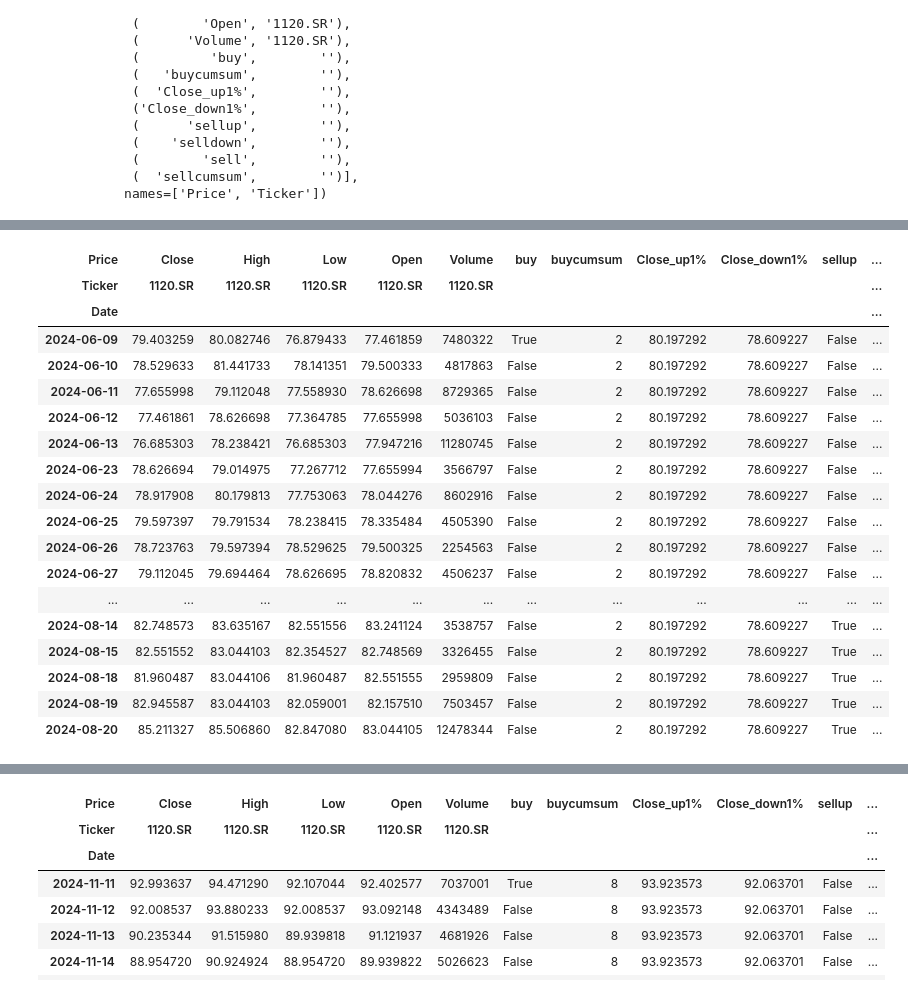
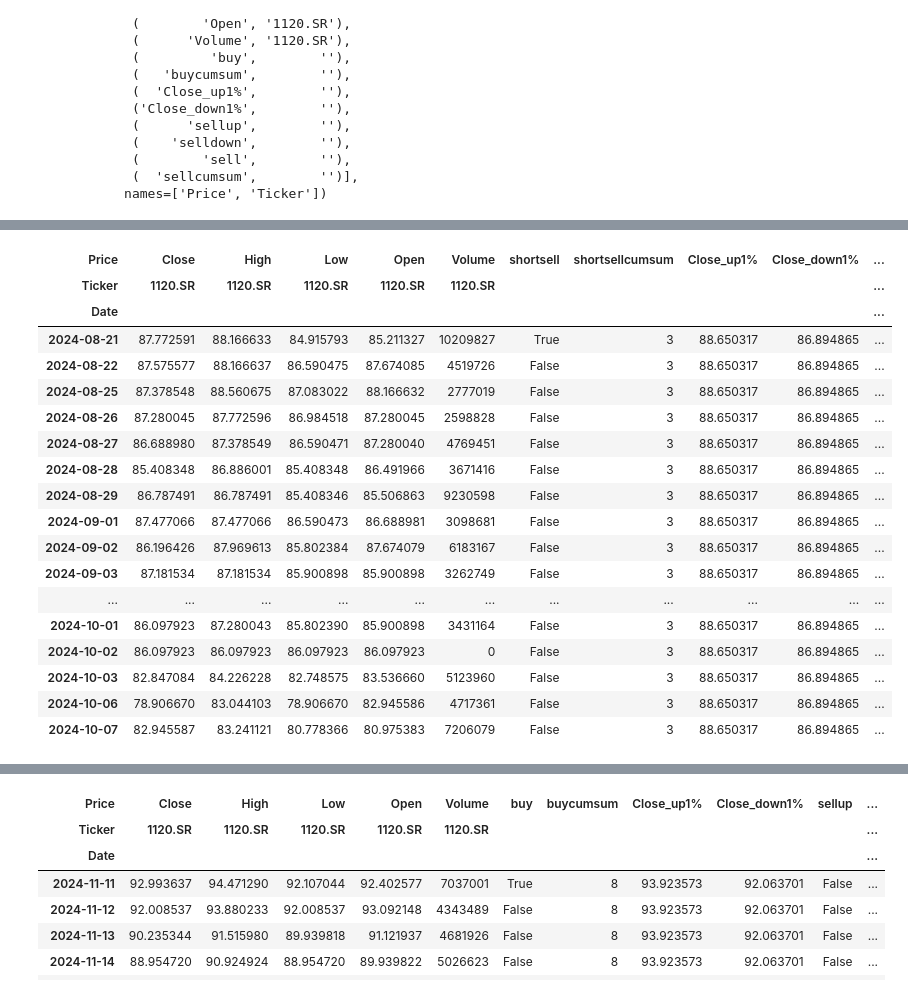
Before and after one commit to kamarulaw/saudi_backtests, a Jupyter notebook: 250715/progress.ipynb, the cells around one changed output, grey strips where cells are left out. Saved outputs shown, nothing was run; the diff lists cells and outputs as text; code cells hidden in the pictures.

```diff
--- a/250715/progress.ipynb
+++ b/250715/progress.ipynb
@@ -110,8 +109,8 @@ data.tail(5)
 | 2025-06-22 | 90.099998 | 92.199997 | 90.000000 | 91.199997 | 2380902 | 88.099998 | 93.400002 | 84.693999 | ... |
 # %%
 # Buy stock if price dropped at least seven percent in last week and current close price is greater than yesterdays close price
-data["buy"] = data["six_percent_of_close_price_within_last_five_days"] & data["up_from_yesterday"]
-data["buycumsum"] = data["buy"].cumsum().astype('int64')
+data["shortsell"] = data["six_percent_of_close_price_within_last_five_days"] & data["up_from_yesterday"]
+data["shortsellcumsum"] = data["shortsell"].cumsum().astype('int64')
 data = data.drop(["Last_Close","close_diff","six_percent_of_close_price","up_from_yesterday","six_percent_of_close_price_within_last_five_days","Low_Last_5d","High_Last_5d"], axis=1)
 
 # Add numerical columns of stocks current close price increased and decrease by one percent for final analysis
@@ -138,7 +137,7 @@ data.tail(10)
 #view = data[buyclause.shift(2)|buyclause.shift()|buyclause]
 #view
 # %%
-data.loc[(data.buy == False), 'Close_up1%'] = np.nan
-data.loc[(data.buy == False), 'Close_down1%'] = np.nan
+data.loc[(data.shortsell == False), 'Close_up1%'] = np.nan
+data.loc[(data.shortsell == False), 'Close_down1%'] = np.nan
 data.tail(10)
 # %% [output]
@@ -174,10 +173,10 @@ data.tail(10)
 | 2025-06-19 | 91.199997 | 91.599998 | 90.500000 | 91.099998 | 3742444 | False | 13 | 94.636997 | 92.762997 |
 | 2025-06-22 | 90.099998 | 92.199997 | 90.000000 | 91.199997 | 2380902 | False | 13 | 94.636997 | 92.762997 |
 # %%
-data["sellup"] = np.where((data["Close"].values.reshape(data.shape[0])-data["Close_up1%"].values.reshape(data.shape[0]) > 0),True,False)
-data["selldown"] = np.where((data["Close_down1%"].values.reshape(data.shape[0])-data["Close"].values.reshape(data.shape[0]) > 0),True,False)
-data["sell"] = data["sellup"]|data["selldown"]
-data["sellcumsum"] = data["sell"].cumsum().astype('int64')
+data["buyup"] = np.where((data["Close"].values.reshape(data.shape[0])-data["Close_up1%"].values.reshape(data.shape[0]) > 0),True,False)
+data["buydown"] = np.where((data["Close_down1%"].values.reshape(data.shape[0])-data["Close"].values.reshape(data.shape[0]) > 0),True,False)
+data["buy"] = data["buydown"]|data["buyup"]
+data["buycumsum"] = data["buy"].cumsum().astype('int64')
 #data.to_csv('out.csv', index=False)
 #data = pd.read_csv('out.csv')
 #data.tail(10)
@@ -229,25 +250,25 @@ values = [87.66-86.70,]
 # %%
-data.loc[data.buycumsum==2]
-dates = ["2024-01-29","2024-06-10","2024-08-27","2024-10-09","2024-10-14","2024-11-12","2025-01-05","2025-02-06","2025-04-16","2025-06-12"]
-values = [87.66-86.70,79.40-78.52,]
+data.loc[data.shortsellcumsum==3]
+#dates = ["2024-01-29","2024-06-10","2024-08-27","2024-10-09","2024-10-14","2024-11-12","2025-01-05","2025-02-06","2025-04-16","2025-06-12"]
+#values = [87.66-86.70,79.40-78.52,87.77-86.68,]
 # %% [output]
-| Price | Close | High | Low | Open | Volume | buy | buycumsum | Close_up1% | Close_down1% | sellup | ... |
-| Ticker | 1120.SR | 1120.SR | 1120.SR | 1120.SR | 1120.SR |  |  |  |  |  | ... |
-| Date |  |  |  |  |  |  |  |  |  |  | ... |
-| 2024-06-09 | 79.403259 | 80.082746 | 76.879433 | 77.461859 | 7480322 | True | 2 | 80.197292 | 78.609227 | False | ... |
-| 2024-06-10 | 78.529633 | 81.441733 | 78.141351 | 79.500333 | 4817863 | False | 2 | 80.197292 | 78.609227 | False | ... |
-| 2024-06-11 | 77.655998 | 79.112048 | 77.558930 | 78.626698 | 8729365 | False | 2 | 80.197292 | 78.609227 | False | ... |
-| 2024-06-12 | 77.461861 | 78.626698 | 77.364785 | 77.655998 | 5036103 | False | 2 | 80.197292 | 78.609227 | False | ... |
-| 2024-06-13 | 76.685303 | 78.238421 | 76.685303 | 77.947216 | 11280745 | False | 2 | 80.197292 | 78.609227 | False | ... |
-| 2024-06-23 | 78.626694 | 79.014975 | 77.267712 | 77.655994 | 3566797 | False | 2 | 80.197292 | 78.609227 | False | ... |
-| 2024-06-24 | 78.917908 | 80.179813 | 77.753063 | 78.044276 | 8602916 | False | 2 | 80.197292 | 78.609227 | False | ... |
-| 2024-06-25 | 79.597397 | 79.791534 | 78.238415 | 78.335484 | 4505390 | False | 2 | 80.197292 | 78.609227 | False | ... |
-| 2024-06-26 | 78.723763 | 79.597394 | 78.529625 | 79.500325 | 2254563 | False | 2 | 80.197292 | 78.609227 | False | ... |
-| 2024-06-27 | 79.112045 | 79.694464 | 78.626695 | 78.820832 | 4506237 | False | 2 | 80.197292 | 78.609227 | False | ... |
-| ... | ... | ... | ... | ... | ... | ... | ... | ... | ... | ... | ... |
-| 2024-08-14 | 82.748573 | 83.635167 | 82.551556 | 83.241124 | 3538757 | False | 2 | 80.197292 | 78.609227 | True | ... |
-| 2024-08-15 | 82.551552 | 83.044103 | 82.354527 | 82.748569 | 3326455 | False | 2 | 80.197292 | 78.609227 | True | ... |
-| 2024-08-18 | 81.960487 | 83.044106 | 81.960487 | 82.551555 | 2959809 | False | 2 | 80.197292 | 78.609227 | True | ... |
-| 2024-08-19 | 82.945587 | 83.044103 | 82.059001 | 82.157510 | 7503457 | False | 2 | 80.197292 | 78.609227 | True | ... |
-| 2024-08-20 | 85.211327 | 85.506860 | 82.847080 | 83.044105 | 12478344 | False | 2 | 80.197292 | 78.609227 | True | ... |
+| Price | Close | High | Low | Open | Volume | shortsell | shortsellcumsum | Close_up1% | Close_down1% | ... |
+| Ticker | 1120.SR | 1120.SR | 1120.SR | 1120.SR | 1120.SR |  |  |  |  | ... |
+| Date |  |  |  |  |  |  |  |  |  | ... |
+| 2024-08-21 | 87.772591 | 88.166633 | 84.915793 | 85.211327 | 10209827 | True | 3 | 88.650317 | 86.894865 | ... |
+| 2024-08-22 | 87.575577 | 88.166637 | 86.590475 | 87.674085 | 4519726 | False | 3 | 88.650317 | 86.894865 | ... |
+| 2024-08-25 | 87.378548 | 88.560675 | 87.083022 | 88.166632 | 2777019 | False | 3 | 88.650317 | 86.894865 | ... |
+| 2024-08-26 | 87.280045 | 87.772596 | 86.984518 | 87.280045 | 2598828 | False | 3 | 88.650317 | 86.894865 | ... |
+| 2024-08-27 | 86.688980 | 87.378549 | 86.590471 | 87.280040 | 4769451 | False | 3 | 88.650317 | 86.894865 | ... |
+| 2024-08-28 | 85.408348 | 86.886001 | 85.408348 | 86.491966 | 3671416 | False | 3 | 88.650317 | 86.894865 | ... |
+| 2024-08-29 | 86.787491 | 86.787491 | 85.408346 | 85.506863 | 9230598 | False | 3 | 88.650317 | 86.894865 | ... |
+| 2024-09-01 | 87.477066 | 87.477066 | 86.590473 | 86.688981 | 3098681 | False | 3 | 88.650317 | 86.894865 | ... |
+| 2024-09-02 | 86.196426 | 87.969613 | 85.802384 | 87.674079 | 6183167 | False | 3 | 88.650317 | 86.894865 | ... |
+| 2024-09-03 | 87.181534 | 87.181534 | 85.900898 | 85.900898 | 3262749 | False | 3 | 88.650317 | 86.894865 | ... |
+| ... | ... | ... | ... | ... | ... | ... | ... | ... | ... | ... |
+| 2024-10-01 | 86.097923 | 87.280043 | 85.802390 | 85.900898 | 3431164 | False | 3 | 88.650317 | 86.894865 | ... |
+| 2024-10-02 | 86.097923 | 86.097923 | 86.097923 | 86.097923 | 0 | False | 3 | 88.650317 | 86.894865 | ... |
+| 2024-10-03 | 82.847084 | 84.226228 | 82.748575 | 83.536660 | 5123960 | False | 3 | 88.650317 | 86.894865 | ... |
+| 2024-10-06 | 78.906670 | 83.044103 | 78.906670 | 82.945586 | 4717361 | False | 3 | 88.650317 | 86.894865 | ... |
+| 2024-10-07 | 82.945587 | 83.241121 | 80.778366 | 80.975383 | 7206079 | False | 3 | 88.650317 | 86.894865 | ... |
 # %%
```
Also changed, not shown: parts of 19 cells of this notebook.
